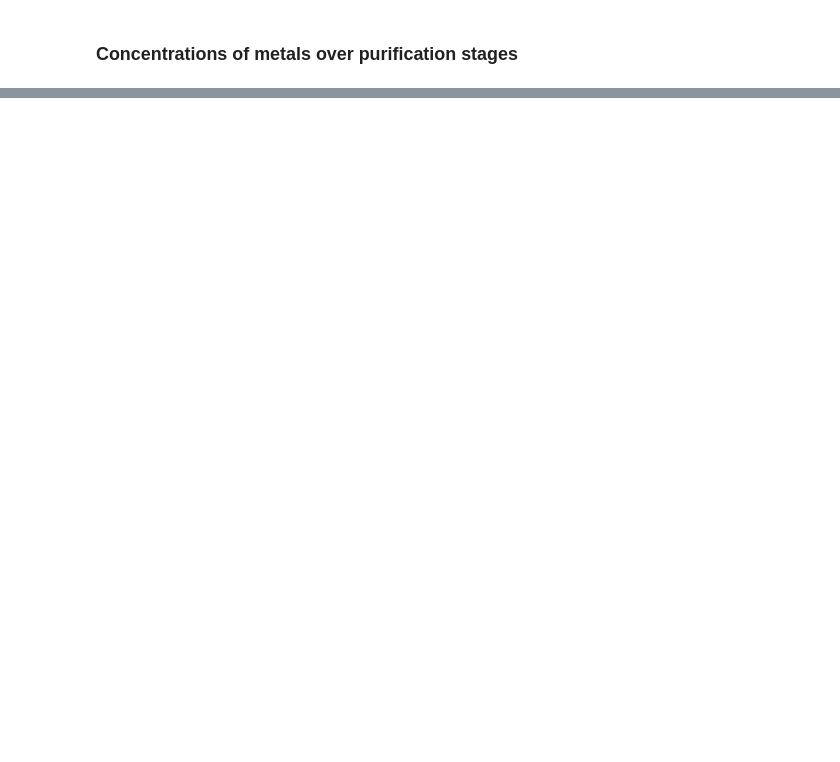
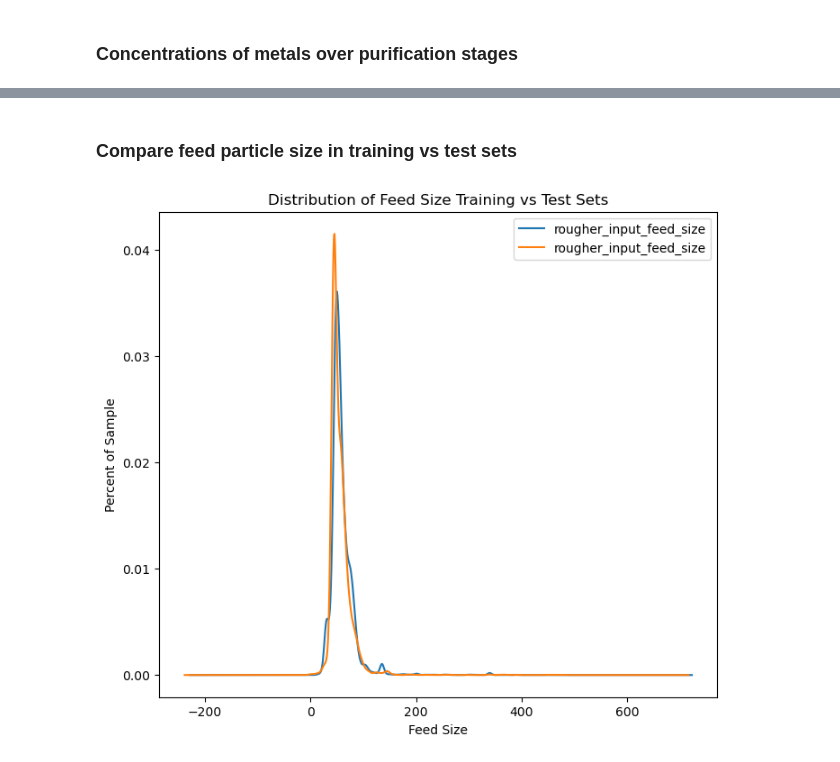
Before and after one commit to kellyshreeve/gold-recovery, a Jupyter notebook: gold-recovery-analysis.ipynb, the cells around one changed output, grey strips where cells are left out. Saved outputs shown, nothing was run; the diff lists cells and outputs as text; code cells hidden in the pictures; blank space fills up the shorter version.

```diff
--- a/gold-recovery-analysis.ipynb
+++ b/gold-recovery-analysis.ipynb
@@ -291,0 +364,14 @@ All variables look fairly normally distributed. Most variables have an additiona
+# %% [markdown]
+### Compare feed particle size in training vs test sets
+# %%
+# Plot density histogram of rougher input feed size in training and test sets
+gold_train['rougher_input_feed_size'].plot(kind='density', legend=True, figsize=(8, 7))
+gold_test['rougher_input_feed_size'].plot(kind='density', legend=True)
+
+plt.title('Distribution of Feed Size Training vs Test Sets')
+plt.xlabel('Feed Size')
+plt.ylabel('Percent of Sample')
+
+plt.show()
+# %% [output]
+[figure, added]
```
Also changed, not shown: parts of 17 cells of this notebook.
